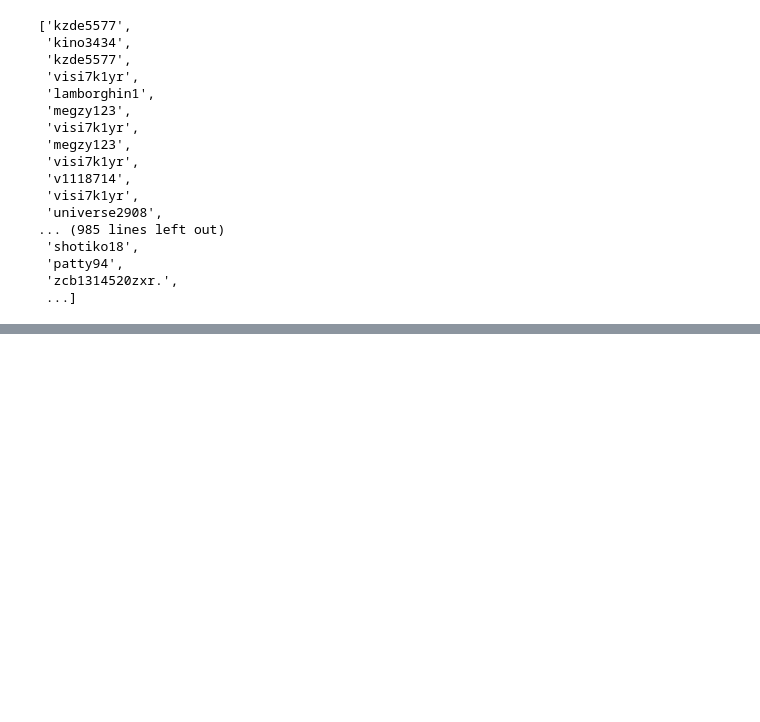
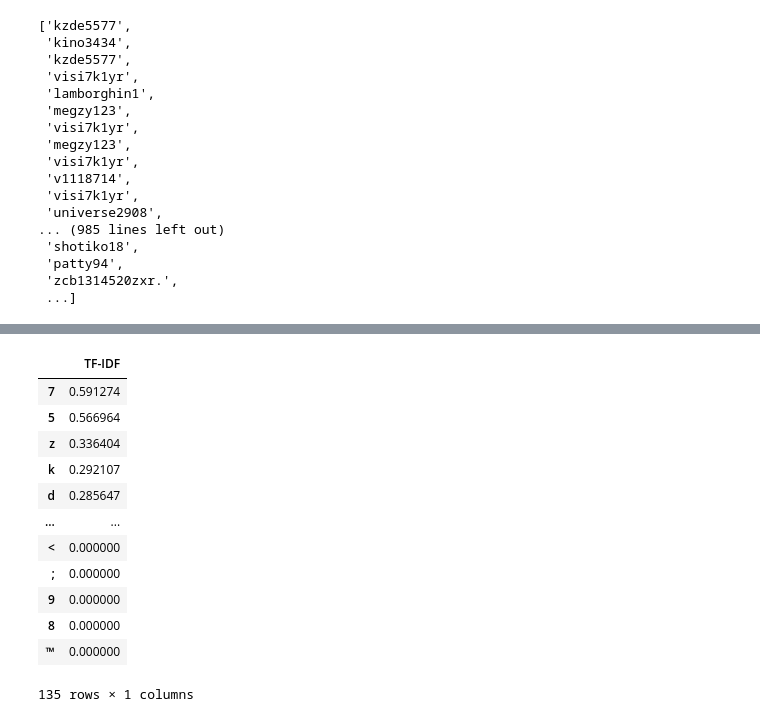
Before and after one commit to purnenduvashistha/Password-Strength, a Jupyter notebook: Strength_predictor.ipynb, the cells around one changed output, grey strips where cells are left out. Drawn from its saved outputs; the diff is of its cells as text; code cells hidden in the pictures; blank space fills up the shorter version.

Commit message:
Applied TF-IDF on data

```diff
--- a/Strength_predictor.ipynb
+++ b/Strength_predictor.ipynb
@@ -83,3 +83,9 @@ x
  'patty94',
  'zcb1314520zxr.',
  ...]
+# %%
+def word_divide_char(inputs):
+    character=[]
+    for i in inputs:
+        character.append(i)
+    return character
@@ -85,0 +94,4 @@ x
+# %%
+vectorizer=TfidfVectorizer(tokenizer=word_divide_char)
+# %%
+X=vectorizer.fit_transform(x)
@@ -85,0 +122,3 @@ x
+# %%
+first_document_vector=X[0]
+first_document_vector
@@ -85,0 +148,17 @@ x
+# %%
+df=pd.DataFrame(first_document_vector.T.todense(), index=vectorizer.get_feature_names(),columns=['TF-IDF'])
+df.sort_values(by=['TF-IDF'],ascending=False)
+# %% [output]
+|  | TF-IDF |
+| 7 | 0.591274 |
+| 5 | 0.566964 |
+| z | 0.336404 |
+| k | 0.292107 |
+| d | 0.285647 |
+| ... | ... |
+| < | 0.000000 |
+| ; | 0.000000 |
+| 9 | 0.000000 |
+| 8 | 0.000000 |
+| ™ | 0.000000 |
+135 rows × 1 columns
```
Also changed, not shown: parts of 5 cells of this notebook.
